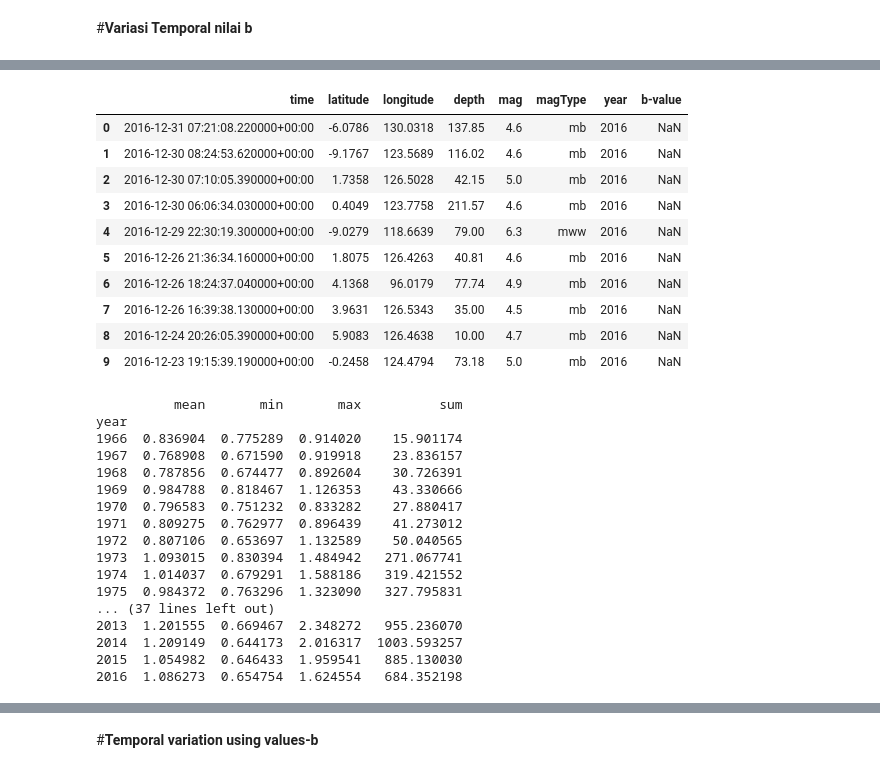
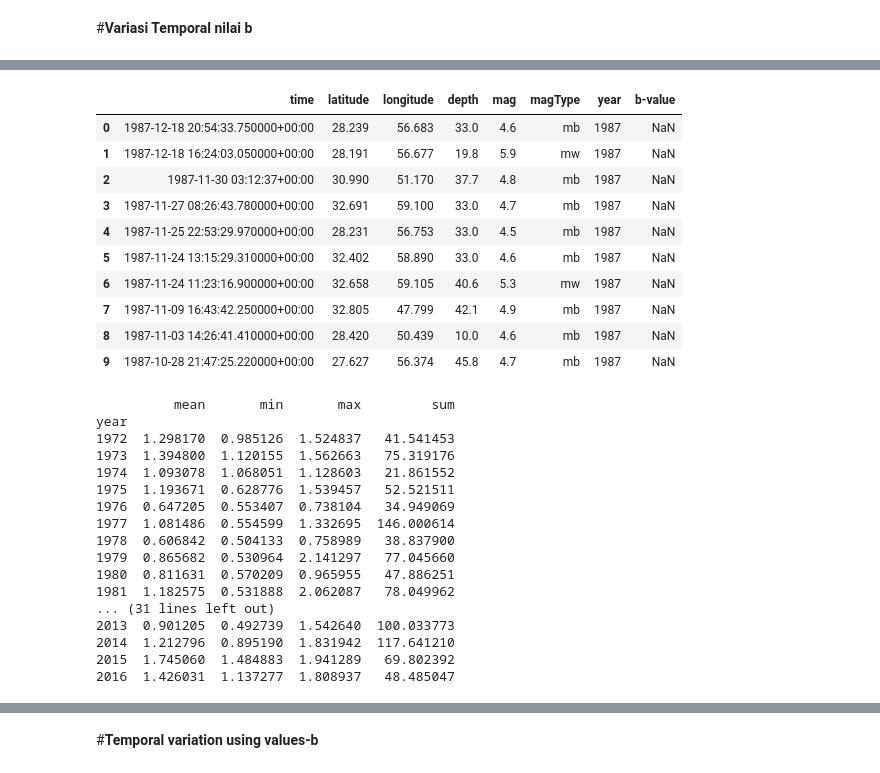
Before and after one commit to arifadli/Earthquake-Event-Analysis, a Jupyter notebook: Temporal Analysis using a and b value/a value/Iran value-a distribution.ipynb, the cells around one changed output, grey strips where cells are left out. Drawn from its saved outputs; the diff is of its cells as text; code cells hidden in the pictures.

```diff
--- a/Temporal Analysis using a and b value/a value/Iran value-a distribution.ipynb
+++ b/Temporal Analysis using a and b value/a value/Iran value-a distribution.ipynb
@@ -52,0 +41,16 @@ df.head(5)
+# %%
+dataset1 = "https://raw.githubusercontent.com/arifadli/DatasetRepository/main/Disertation/Iran/Iran1972-1987.csv"
+dataset2 = "https://raw.githubusercontent.com/arifadli/DatasetRepository/main/Disertation/Iran/Iran1988-1998.csv"
+dataset3 = "https://raw.githubusercontent.com/arifadli/DatasetRepository/main/Disertation/Iran/Iran1999-2019.csv"
+dataset4 = "https://raw.githubusercontent.com/arifadli/DatasetRepository/main/Disertation/Iran/Iran2020-2022.csv"
+# Load each dataset
+df1 = pd.read_csv("https://raw.githubusercontent.com/arifadli/DatasetRepository/main/Disertation/Iran/Iran1972-1987.csv")
+df2 = pd.read_csv("https://raw.githubusercontent.com/arifadli/DatasetRepository/main/Disertation/Iran/Iran1988-1998.csv")
+df3 = pd.read_csv("https://raw.githubusercontent.com/arifadli/DatasetRepository/main/Disertation/Iran/Iran1999-2019.csv")
+df4 = pd.read_csv("https://raw.githubusercontent.com/arifadli/DatasetRepository/main/Disertation/Iran/Iran2020-2022.csv")
+
+# Concatenate the datasets
+merged_df = pd.concat([df1, df2, df3, df4], ignore_index=True)
+
+# Display the merged DataFrame
+merged_df.tail()
@@ -53,7 +65,5 @@ df.head(5)
 # %%
-# Membaca dataset
-dataset = "https://raw.githubusercontent.com/arifadli/DatasetRepository/main/Disertation/Indonesia/QueryCountryIndonesia(1910-2016)USGS.csv"
-df = pd.read_csv(dataset)
+df = merged_df
 
 # Mengonversi kolom 'time' menjadi tipe datetime
 df['time'] = pd.to_datetime(df['time'])
@@ -112,4 +122,4 @@ def generate_GR_Adeli_Panakkat_features(earthquake_dataset, time_window):
     earthquake_dataset['b-value'] = earthquake_dataset['mag'].rolling(time_window).apply(func=bvalue_OLS,raw = False).shift(1)
     return earthquake_dataset
 # %%
-indonesia_region = df[df.mag >= 4.5].reset_index(drop = True)
+iran_region = df[df.mag >= 4.5].reset_index(drop = True)
@@ -118 +126,3 @@ indonesia_region = generate_GR_Adeli_Panakkat_features(indonesia_region, 50)
+# %%
+iran_region = generate_GR_Adeli_Panakkat_features(iran_region, 40)
 # %%
@@ -146,38 +156,38 @@ df.head(5)
 # %%
 #reduksi kolom
-fixkolom = indonesia_region[['time','latitude', 'longitude', 'depth', 'mag','magType','year','b-value']]
+fixkolom = iran_region[['time','latitude', 'longitude', 'depth', 'mag','magType','year','b-value']]
 fixkolom.head(10)
 # %% [output]
 |  | time | latitude | longitude | depth | mag | magType | year | b-value |
-| 0 | 2016-12-31 07:21:08.220000+00:00 | -6.0786 | 130.0318 | 137.85 | 4.6 | mb | 2016 | NaN |
-| 1 | 2016-12-30 08:24:53.620000+00:00 | -9.1767 | 123.5689 | 116.02 | 4.6 | mb | 2016 | NaN |
-| 2 | 2016-12-30 07:10:05.390000+00:00 | 1.7358 | 126.5028 | 42.15 | 5.0 | mb | 2016 | NaN |
-| 3 | 2016-12-30 06:06:34.030000+00:00 | 0.4049 | 123.7758 | 211.57 | 4.6 | mb | 2016 | NaN |
-| 4 | 2016-12-29 22:30:19.300000+00:00 | -9.0279 | 118.6639 | 79.00 | 6.3 | mww | 2016 | NaN |
-| 5 | 2016-12-26 21:36:34.160000+00:00 | 1.8075 | 126.4263 | 40.81 | 4.6 | mb | 2016 | NaN |
-| 6 | 2016-12-26 18:24:37.040000+00:00 | 4.1368 | 96.0179 | 77.74 | 4.9 | mb | 2016 | NaN |
-| 7 | 2016-12-26 16:39:38.130000+00:00 | 3.9631 | 126.5343 | 35.00 | 4.5 | mb | 2016 | NaN |
-| 8 | 2016-12-24 20:26:05.390000+00:00 | 5.9083 | 126.4638 | 10.00 | 4.7 | mb | 2016 | NaN |
-| 9 | 2016-12-23 19:15:39.190000+00:00 | -0.2458 | 124.4794 | 73.18 | 5.0 | mb | 2016 | NaN |
+| 0 | 1987-12-18 20:54:33.750000+00:00 | 28.239 | 56.683 | 33.0 | 4.6 | mb | 1987 | NaN |
+| 1 | 1987-12-18 16:24:03.050000+00:00 | 28.191 | 56.677 | 19.8 | 5.9 | mw | 1987 | NaN |
+| 2 | 1987-11-30 03:12:37+00:00 | 30.990 | 51.170 | 37.7 | 4.8 | mb | 1987 | NaN |
+| 3 | 1987-11-27 08:26:43.780000+00:00 | 32.691 | 59.100 | 33.0 | 4.7 | mb | 1987 | NaN |
+| 4 | 1987-11-25 22:53:29.970000+00:00 | 28.231 | 56.753 | 33.0 | 4.5 | mb | 1987 | NaN |
+| 5 | 1987-11-24 13:15:29.310000+00:00 | 32.402 | 58.890 | 33.0 | 4.6 | mb | 1987 | NaN |
+| 6 | 1987-11-24 11:23:16.900000+00:00 | 32.658 | 59.105 | 40.6 | 5.3 | mw | 1987 | NaN |
+| 7 | 1987-11-09 16:43:42.250000+00:00 | 32.805 | 47.799 | 42.1 | 4.9 | mb | 1987 | NaN |
+| 8 | 1987-11-03 14:26:41.410000+00:00 | 28.420 | 50.439 | 10.0 | 4.6 | mb | 1987 | NaN |
+| 9 | 1987-10-28 21:47:25.220000+00:00 | 27.627 | 56.374 | 45.8 | 4.7 | mb | 1987 | NaN |
 # %%
 # Groupby & multiple aggregations
 result = fixkolom.groupby('year')['b-value'].aggregate(['mean','min','max','sum'])
 print(result)
 # %% [output]
-          mean       min       max          sum
+          mean       min       max         sum
 year
-1966  0.836904  0.775289  0.914020    15.901174
-1967  0.768908  0.671590  0.919918    23.836157
-1968  0.787856  0.674477  0.892604    30.726391
-1969  0.984788  0.818467  1.126353    43.330666
-1970  0.796583  0.751232  0.833282    27.880417
-1971  0.809275  0.762977  0.896439    41.273012
-1972  0.807106  0.653697  1.132589    50.040565
-1973  1.093015  0.830394  1.484942   271.067741
-1974  1.014037  0.679291  1.588186   319.421552
-1975  0.984372  0.763296  1.323090   327.795831
-... (37 lines left out)
-2013  1.201555  0.669467  2.348272   955.236070
-2014  1.209149  0.644173  2.016317  1003.593257
-2015  1.054982  0.646433  1.959541   885.130030
-2016  1.086273  0.654754  1.624554   684.352198
+1972  1.298170  0.985126  1.524837   41.541453
+1973  1.394800  1.120155  1.562663   75.319176
+1974  1.093078  1.068051  1.128603   21.861552
+1975  1.193671  0.628776  1.539457   52.521511
+1976  0.647205  0.553407  0.738104   34.949069
+1977  1.081486  0.554599  1.332695  146.000614
+1978  0.606842  0.504133  0.758989   38.837900
+1979  0.865682  0.530964  2.141297   77.045660
+1980  0.811631  0.570209  0.965955   47.886251
+1981  1.182575  0.531888  2.062087   78.049962
+... (31 lines left out)
+2013  0.901205  0.492739  1.542640  100.033773
+2014  1.212796  0.895190  1.831942  117.641210
+2015  1.745060  1.484883  1.941289   69.802392
+2016  1.426031  1.137277  1.808937   48.485047
```
Also changed, not shown: parts of 10 cells of this notebook.
